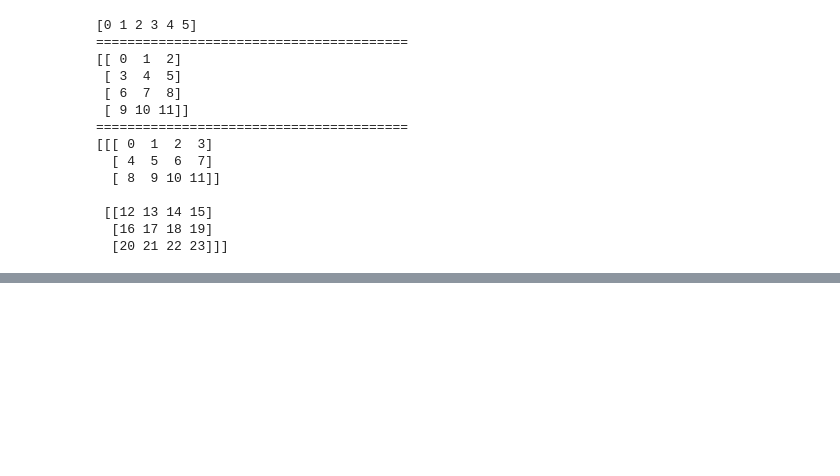
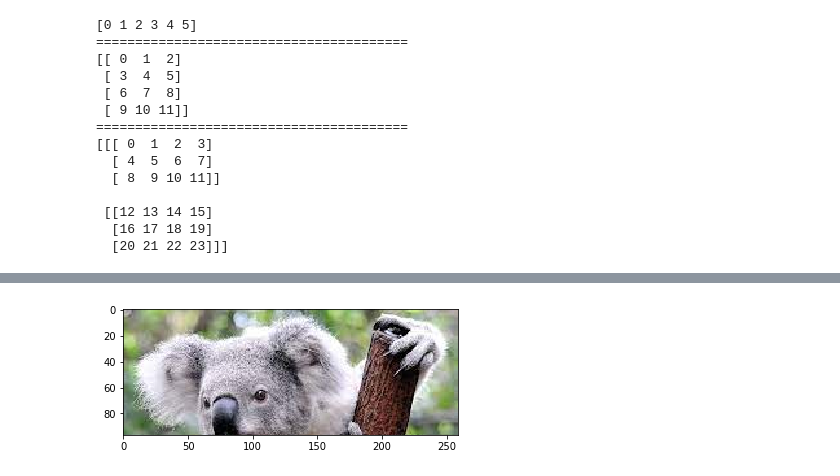
Before and after one commit to rajeshpp/Python-learn, a Jupyter notebook: docs/jupyter_notebooks/AI_ML_DS_Libs/numpy.ipynb, the cells around one changed output, grey strips where cells are left out. Cells and saved outputs as stored; diff of their text form; code cells hidden in the pictures; blank space fills up the shorter version.

```diff
--- a/docs/jupyter_notebooks/AI_ML_DS_Libs/numpy.ipynb
+++ b/docs/jupyter_notebooks/AI_ML_DS_Libs/numpy.ipynb
@@ -118,0 +445,5 @@ print(c)
+# %%
+plt.imshow(x1)
+plt.show()
+# %% [output]
+[figure, added]
```
Also changed, not shown: parts of 187 cells of this notebook, 12 other files.
